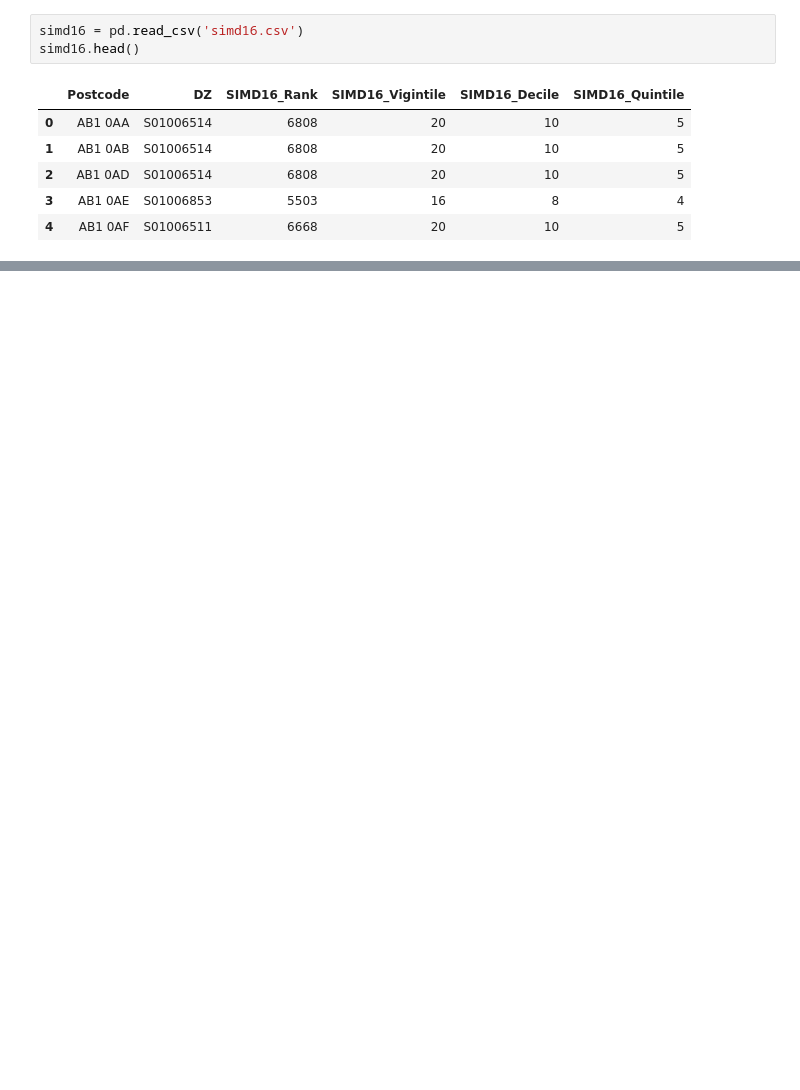
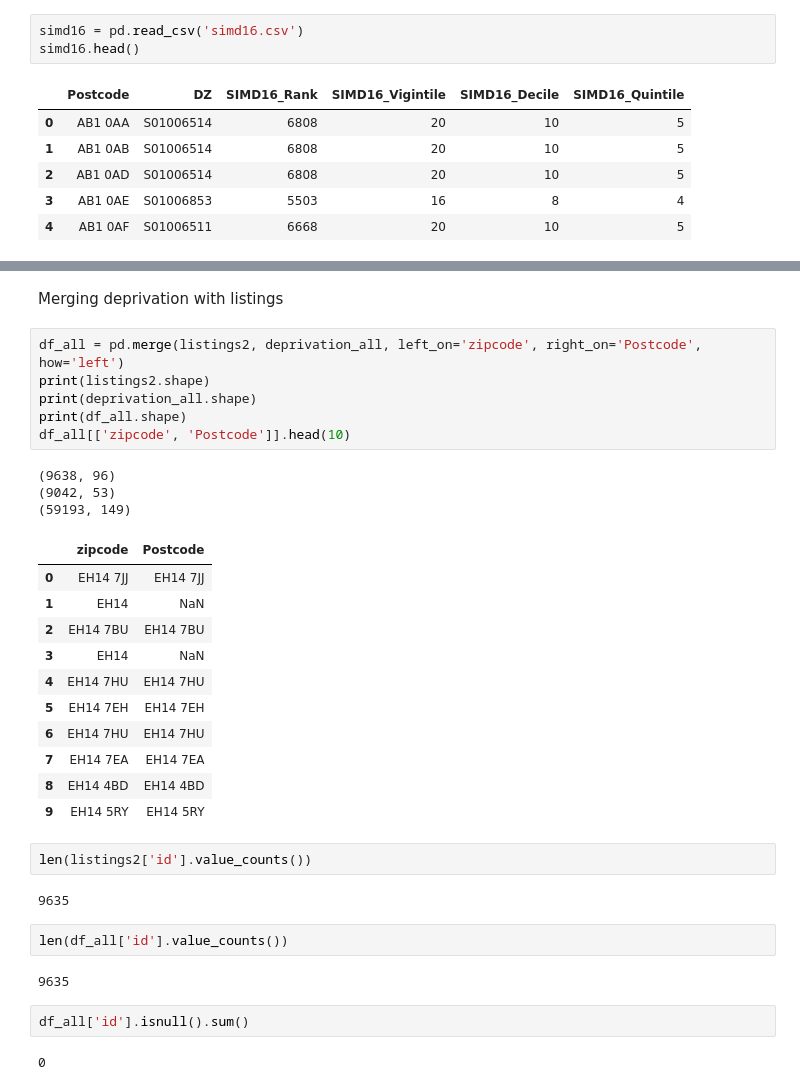
Before and after one commit to juanginzo/hackaton_generation_rent, a Jupyter notebook: juan_eda.ipynb, the cells around one changed output, grey strips where cells are left out. Saved outputs shown, nothing was run; the diff lists cells and outputs as text; blank space fills up the shorter version.

```diff
--- a/juan_eda.ipynb
+++ b/juan_eda.ipynb
@@ -180,0 +187,35 @@ simd16.head()
+# %% [markdown]
+Merging deprivation with listings
+# %%
+df_all = pd.merge(listings2, deprivation_all, left_on='zipcode', right_on='Postcode', how='left')
+print(listings2.shape)
+print(deprivation_all.shape)
+print(df_all.shape)
+df_all[['zipcode', 'Postcode']].head(10)
+# %% [output]
+(9638, 96)
+(9042, 53)
+(59193, 149)
+|  | zipcode | Postcode |
+| 0 | EH14 7JJ | EH14 7JJ |
+| 1 | EH14 | NaN |
+| 2 | EH14 7BU | EH14 7BU |
+| 3 | EH14 | NaN |
+| 4 | EH14 7HU | EH14 7HU |
+| 5 | EH14 7EH | EH14 7EH |
+| 6 | EH14 7HU | EH14 7HU |
+| 7 | EH14 7EA | EH14 7EA |
+| 8 | EH14 4BD | EH14 4BD |
+| 9 | EH14 5RY | EH14 5RY |
+# %%
+len(listings2['id'].value_counts())
+# %% [output]
+9635
+# %%
+len(df_all['id'].value_counts())
+# %% [output]
+9635
+# %%
+df_all['id'].isnull().sum()
+# %% [output]
+0
```
Also changed, not shown: parts of 8 cells of this notebook, 1 other file.
